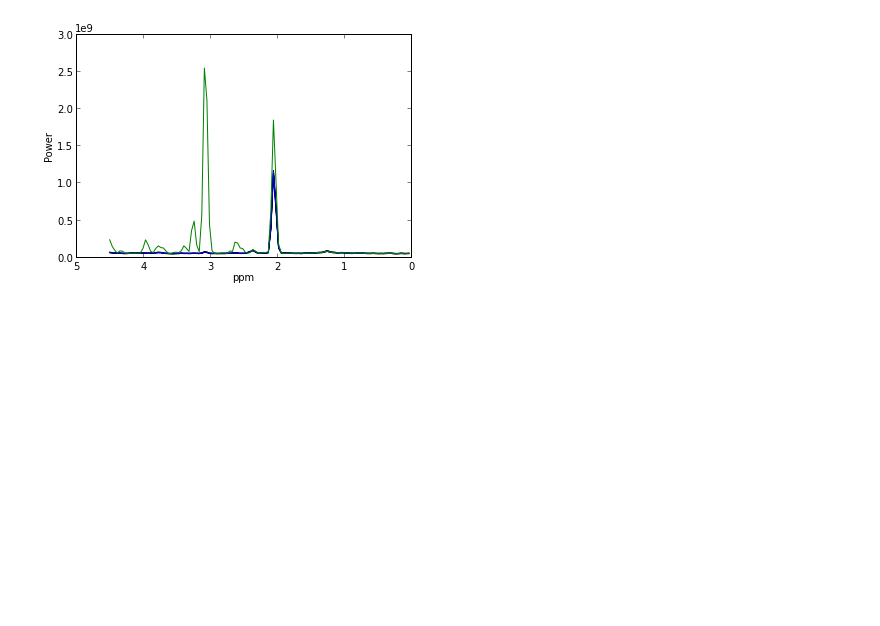
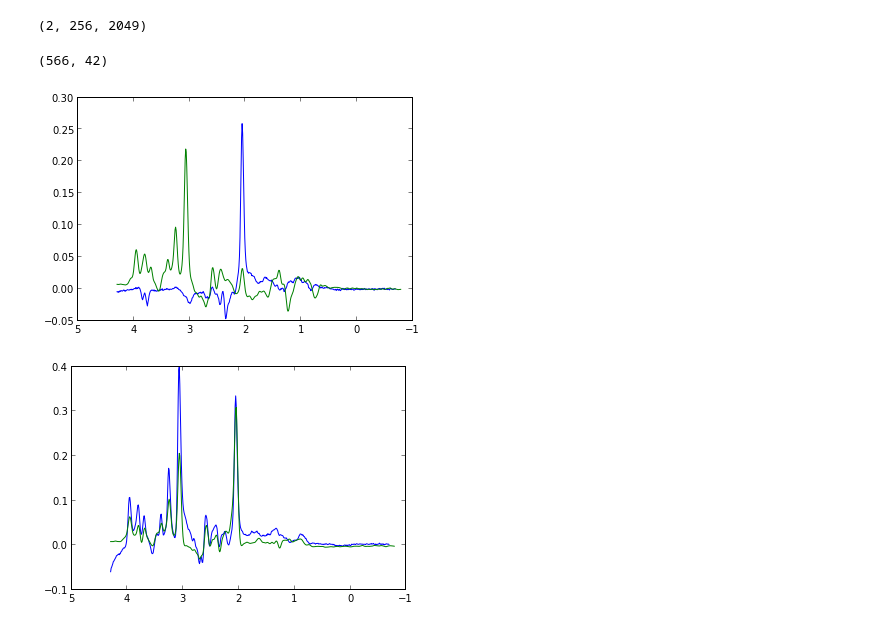
Before and after one commit to cni/MRS, a Jupyter notebook: ipynb/get_the_gaba.ipynb, the cells around one changed output. Saved outputs shown, nothing was run; the diff lists cells and outputs as text; code cells hidden in the pictures; blank space fills up the shorter version.

```diff
--- a/ipynb/get_the_gaba.ipynb
+++ b/ipynb/get_the_gaba.ipynb
@@ -20,15 +28,21 @@ w_data, w_supp_data = ana.coil_combine(data.squeeze())
 # %%
 # Perform spectral analysis on the data:
 f_nonw, w_sig, nonw_sig = ana.get_spectra((w_data, w_supp_data))
+nonw_sig.shape
+# %% [output]
+(2, 256, 2049)
 # %%
 # Convert from Hz to ppm, assuming that the water peak is at 4.7 ppm and 0 Hz and 1 ppm = 127.8 Hz:
 f_ppm = ut.freq_to_ppm(f_nonw)
 
 # Find the array index for 0 ppm and for 4.5 ppm:
-idx0 = np.argmin(np.abs(f_ppm-0.0))
-idx4_3 = np.argmin(np.abs(f_ppm - 4.5))
+idx0 = np.argmin(np.abs(f_ppm - -0.7))
+idx1 = np.argmin(np.abs(f_ppm - 4.3))
+idx0, idx1
+# %% [output]
+(566, 42)
 # %%
 # We'll use this to slice into our objects:
-idx = slice(idx4_3, idx0)
+idx = slice(idx1, idx0)
 # %%
 # Bootstrapping on the spectra (from each transient):
@@ -44,16 +58,45 @@ boots_off = np.array(boots_off)
+# %%
+f1 = open(os.path.join(data_path, 'P11111.7_combine_echo1_pro.sdf'), 'rb')
+f2 = open(os.path.join(data_path, 'P11111.7_combine_echo2_pro.sdf'), 'rb')
+c1 = array.array('f')
+c1.fromfile(f1, 1068)
+c1 = np.array(c1[::2])
+
+c2 = array.array('f')
+c2.fromfile(f2, 1068)
+c2 = np.array(c2[::2])
 # %%
 # Plot:
 fig, ax = plt.subplots(1)
 ax.plot(f_ppm[idx], np.mean(nonw_sig[1][:,idx].T, -1))
-lb = stats.scoreatpercentile(boots_on, 2.5)
-ub = stats.scoreatpercentile(boots_on, 97.5)
-ax.fill_between(f_ppm[idx], lb[idx], ub[idx])
+#lb = stats.scoreatpercentile(boots_on, 2.5)
+#ub = stats.scoreatpercentile(boots_on, 97.5)
+#ax.fill_between(f_ppm[idx][1:], lb[idx][1:], ub[idx][1:], alpha=0.3)
+ax.plot(f_ppm[idx1:c1.shape[-1]+idx1], c2)
+ax.invert_xaxis()
+
+#lb = stats.scoreatpercentile(boots_off, 2.5)
+#ub = stats.scoreatpercentile(boots_off, 97.5)
+#ax.fill_between(f_ppm[idx][1:], lb[idx][1:], ub[idx][1:], alpha=0.3)
+
+fig, ax = plt.subplots(1)
 ax.plot(f_ppm[idx], np.mean(nonw_sig[0][:,idx].T, -1))
-lb = stats.scoreatpercentile(boots_off, 2.5)
-ub = stats.scoreatpercentile(boots_off, 97.5)
-ax.fill_between(f_ppm[idx], lb[idx], ub[idx])
-ax.set_xlabel('ppm')
-ax.set_ylabel('Power')
+
+#ax.set_xlabel('ppm')
+#ax.set_ylabel('Power')
+#ax.invert_xaxis()
+ax.plot(f_ppm[idx1:c1.shape[-1]+idx1], c1)
+#ax.plot(f_ppm[:c1.shape[-1]],
 ax.invert_xaxis()
+
+#fig, ax = plt.subplots(1)
+#ax.plot(f_ppm[:c1.shape[-1]], c2 - c1)
+#ax.invert_xaxis()
+
+#fig, ax = plt.subplots(1)
+#ax.plot(f_ppm[:c1.shape[-1]], c1)
+#ax.plot(f_ppm[:c1.shape[-1]], c2)
+#ax.invert_xaxis()
 # %% [output]
-[figure, old version]
+[figure, new version]
+[figure, added]
```
Also changed, not shown: parts of 6 cells of this notebook, 3 other files.
